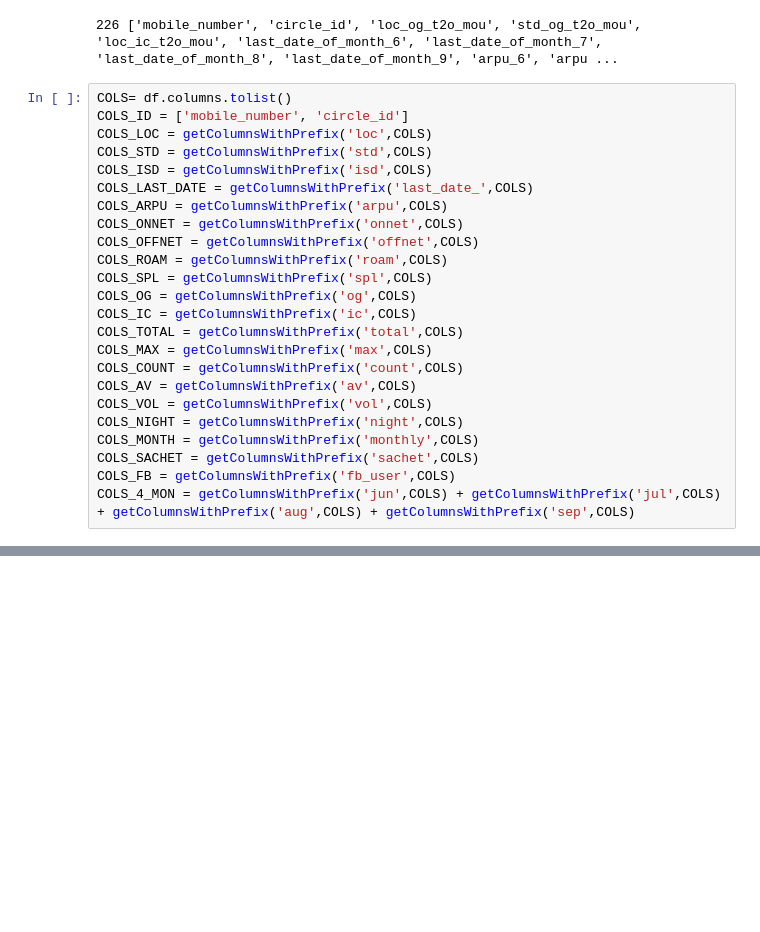
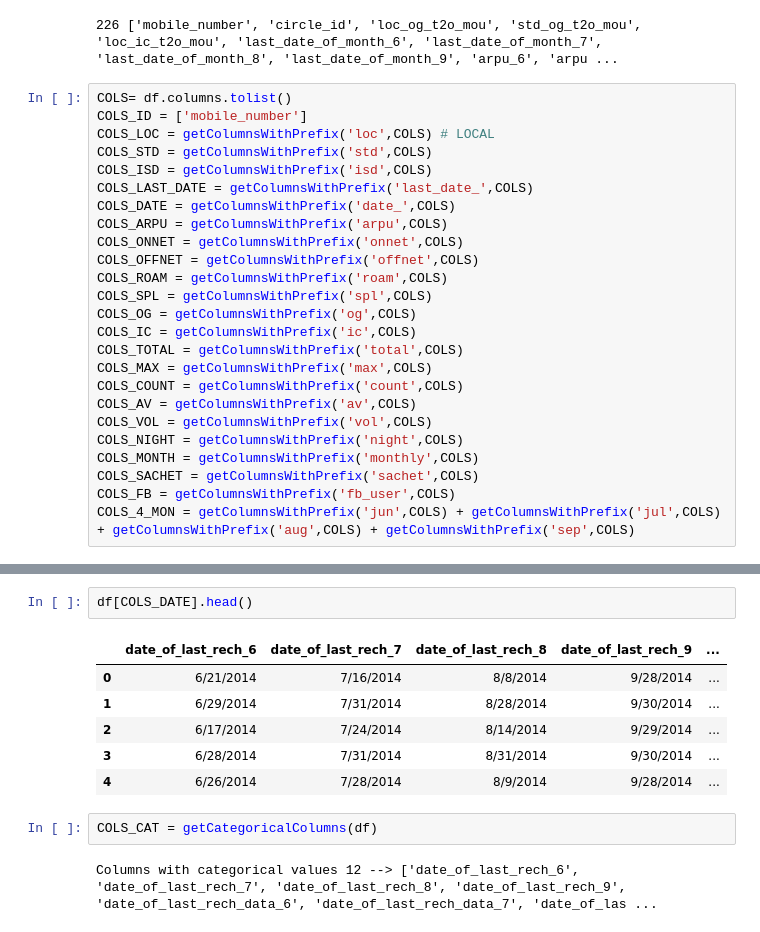
Before and after one commit to sreedevigattu/telecomchurn, a Jupyter notebook: telecomchurn.ipynb, the cells around one changed output, grey strips where cells are left out. Saved outputs shown, nothing was run; the diff lists cells and outputs as text; blank space fills up the shorter version.

```diff
--- a/telecomchurn.ipynb
+++ b/telecomchurn.ipynb
@@ -254,11 +255,12 @@ listColumns(df)
 226 ['mobile_number', 'circle_id', 'loc_og_t2o_mou', 'std_og_t2o_mou', 'loc_ic_t2o_mou', 'last_date_of_month_6', 'last_date_of_month_7', 'last_date_of_month_8', 'last_date_of_month_9', 'arpu_6', 'arpu ...
 # %%
 COLS= df.columns.tolist()
-COLS_ID = ['mobile_number', 'circle_id']
-COLS_LOC = getColumnsWithPrefix('loc',COLS)
+COLS_ID = ['mobile_number']
+COLS_LOC = getColumnsWithPrefix('loc',COLS) # LOCAL
 COLS_STD = getColumnsWithPrefix('std',COLS)
 COLS_ISD = getColumnsWithPrefix('isd',COLS)
 COLS_LAST_DATE = getColumnsWithPrefix('last_date_',COLS)
+COLS_DATE = getColumnsWithPrefix('date_',COLS)
 COLS_ARPU = getColumnsWithPrefix('arpu',COLS)
 COLS_ONNET = getColumnsWithPrefix('onnet',COLS)
 COLS_OFFNET = getColumnsWithPrefix('offnet',COLS)
@@ -300,0 +308,13 @@ set()
+# %%
+df[COLS_DATE].head()
+# %% [output]
+|  | date_of_last_rech_6 | date_of_last_rech_7 | date_of_last_rech_8 | date_of_last_rech_9 | ... |
+| 0 | 6/21/2014 | 7/16/2014 | 8/8/2014 | 9/28/2014 | ... |
+| 1 | 6/29/2014 | 7/31/2014 | 8/28/2014 | 9/30/2014 | ... |
+| 2 | 6/17/2014 | 7/24/2014 | 8/14/2014 | 9/29/2014 | ... |
+| 3 | 6/28/2014 | 7/31/2014 | 8/31/2014 | 9/30/2014 | ... |
+| 4 | 6/26/2014 | 7/28/2014 | 8/9/2014 | 9/28/2014 | ... |
+# %%
+COLS_CAT = getCategoricalColumns(df)
+# %% [output]
+Columns with categorical values 12 --> ['date_of_last_rech_6', 'date_of_last_rech_7', 'date_of_last_rech_8', 'date_of_last_rech_9', 'date_of_last_rech_data_6', 'date_of_last_rech_data_7', 'date_of_las ...
```
Also changed, not shown: parts of 36 cells of this notebook.
